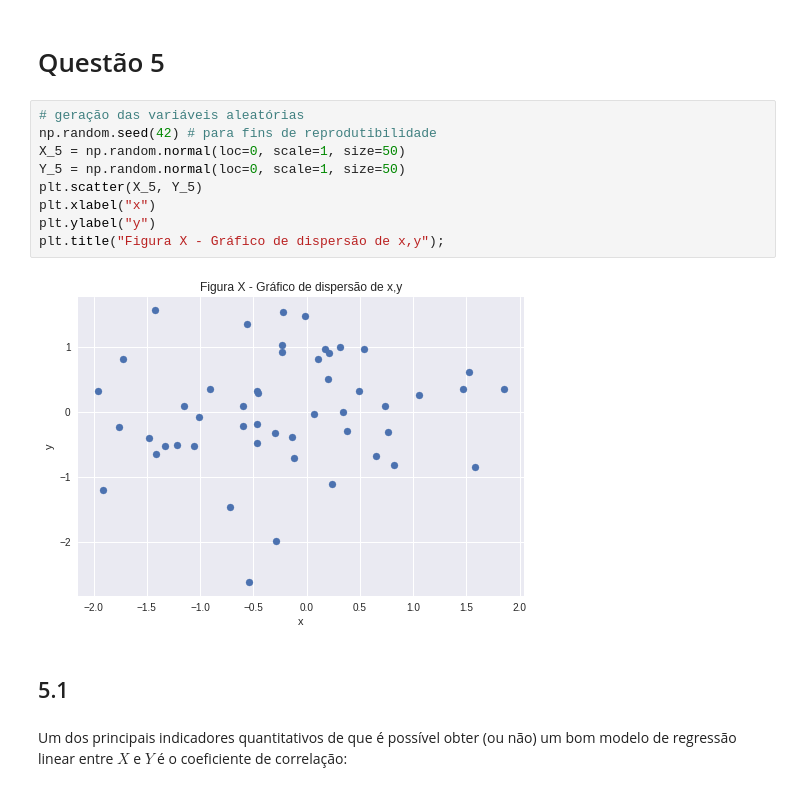
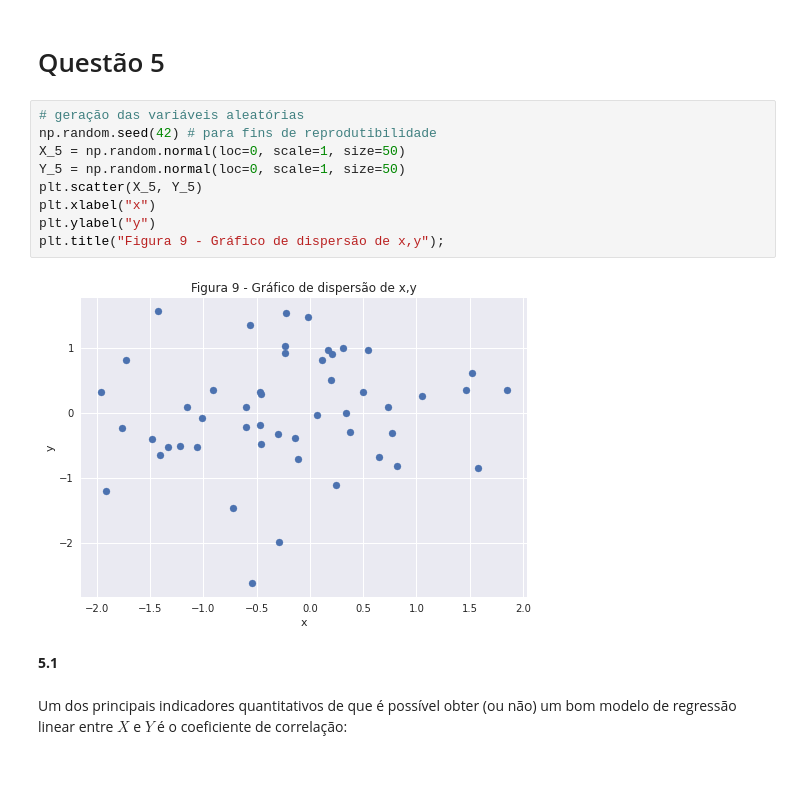
Before and after one commit to ifribeiro/TEI-EstApl, a Jupyter notebook: EPC9.ipynb, the cells around one changed output. Drawn from its saved outputs; the diff is of its cells as text.

```diff
--- a/EPC9.ipynb
+++ b/EPC9.ipynb
@@ -268,16 +300,16 @@ plt.suptitle(r'Figura X - pdfs dos coeficientes ($\beta_0$ e $\beta_1$)');
 # %%
 # geração das variáveis aleatórias
 np.random.seed(42) # para fins de reprodutibilidade
 X_5 = np.random.normal(loc=0, scale=1, size=50)
 Y_5 = np.random.normal(loc=0, scale=1, size=50)
 plt.scatter(X_5, Y_5)
 plt.xlabel("x")
 plt.ylabel("y")
-plt.title("Figura X - Gráfico de dispersão de x,y");
+plt.title("Figura 9 - Gráfico de dispersão de x,y");
 # %% [output]
-[figure, old version]
+[figure, new version]
 # %% [markdown]
-## 5.1
+**5.1**
 # %% [markdown]
 Um dos principais indicadores quantitativos de que é possível obter (ou não) um bom modelo de regressão linear entre $X$ e $Y$ é o coeficiente de correlação:
 # %%
```
Also changed, not shown: parts of 62 cells of this notebook.
